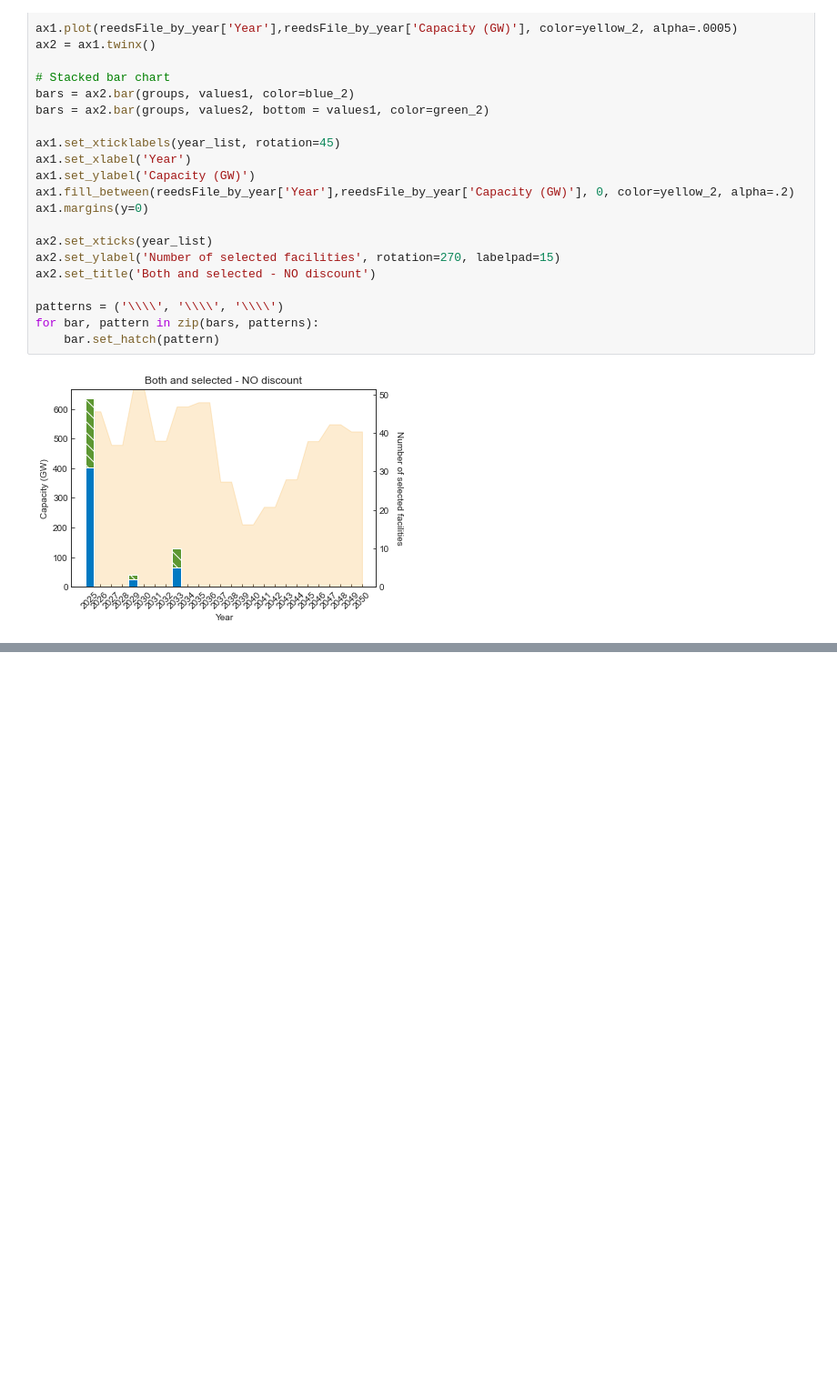
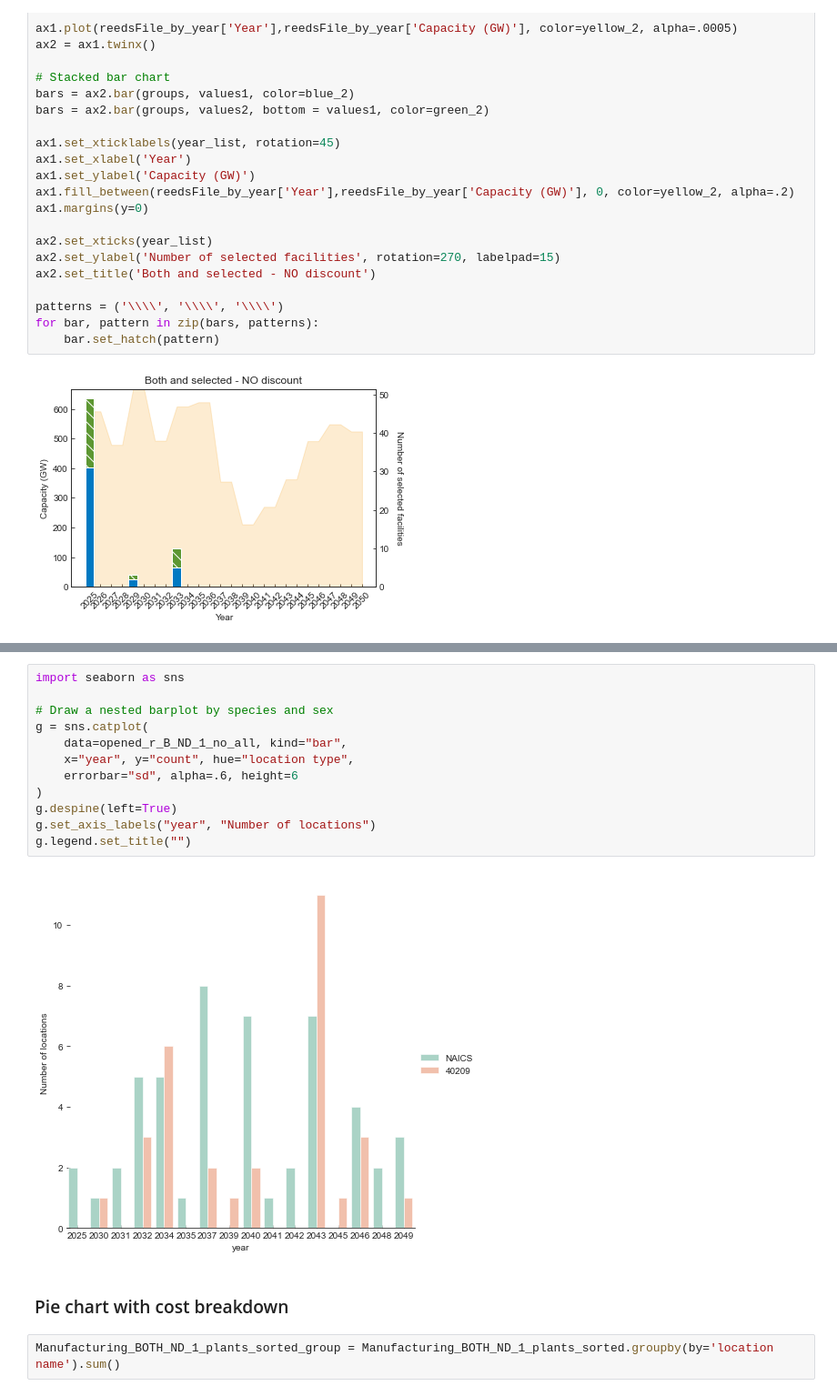
Before and after one commit to macmribo/RICE, a Jupyter notebook: 3_RELOG_simulation/manuscript_figure_generation/results.ipynb, the cells around one changed output, grey strips where cells are left out. Shown at 91% size. Saved outputs shown, nothing was run; the diff lists cells and outputs as text; blank space fills up the shorter version.

```diff
--- a/3_RELOG_simulation/manuscript_figure_generation/results.ipynb
+++ b/3_RELOG_simulation/manuscript_figure_generation/results.ipynb
@@ -1083,0 +1125,18 @@ for bar, pattern in zip(bars, patterns):
+# %%
+import seaborn as sns
+
+# Draw a nested barplot by species and sex
+g = sns.catplot(
+    data=opened_r_B_ND_1_no_all, kind="bar",
+    x="year", y="count", hue="location type",
+    errorbar="sd", alpha=.6, height=6
+)
+g.despine(left=True)
+g.set_axis_labels("year", "Number of locations")
+g.legend.set_title("")
+# %% [output]
+[figure, added]
+# %% [markdown]
+### Pie chart with cost breakdown
+# %%
+Manufacturing_BOTH_ND_1_plants_sorted_group = Manufacturing_BOTH_ND_1_plants_sorted.groupby(by='location name').sum()
```
Also changed, not shown: parts of 21 cells of this notebook, 47 other files.
